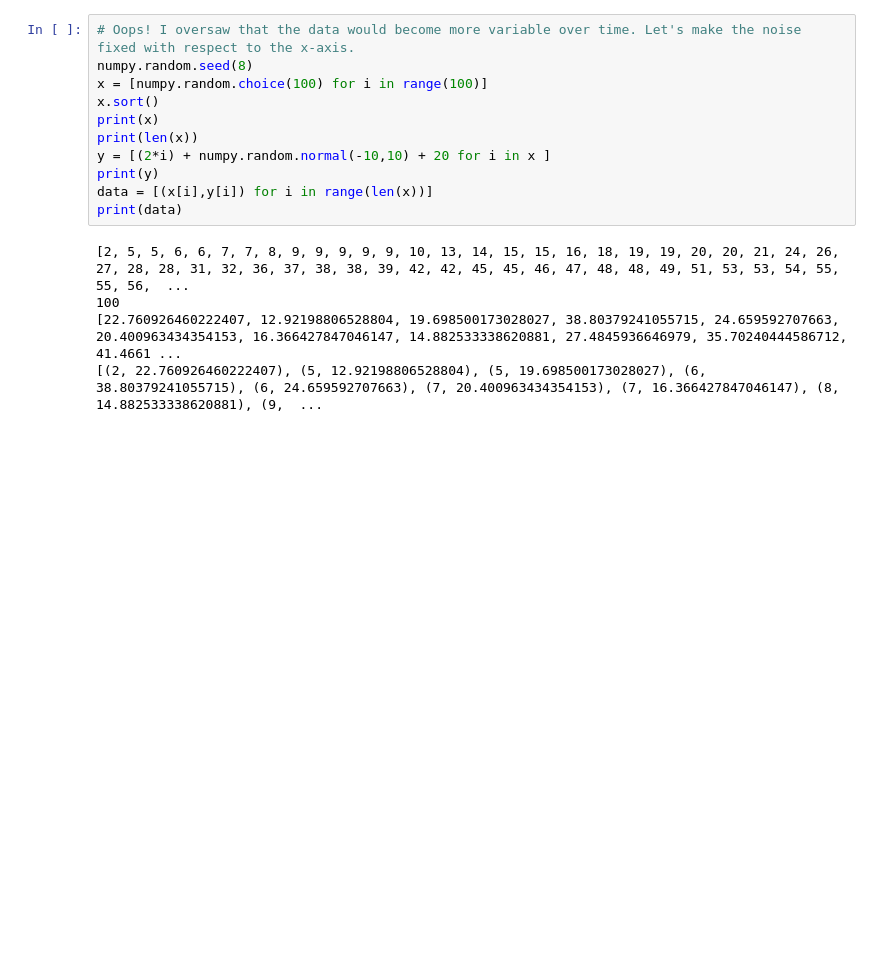
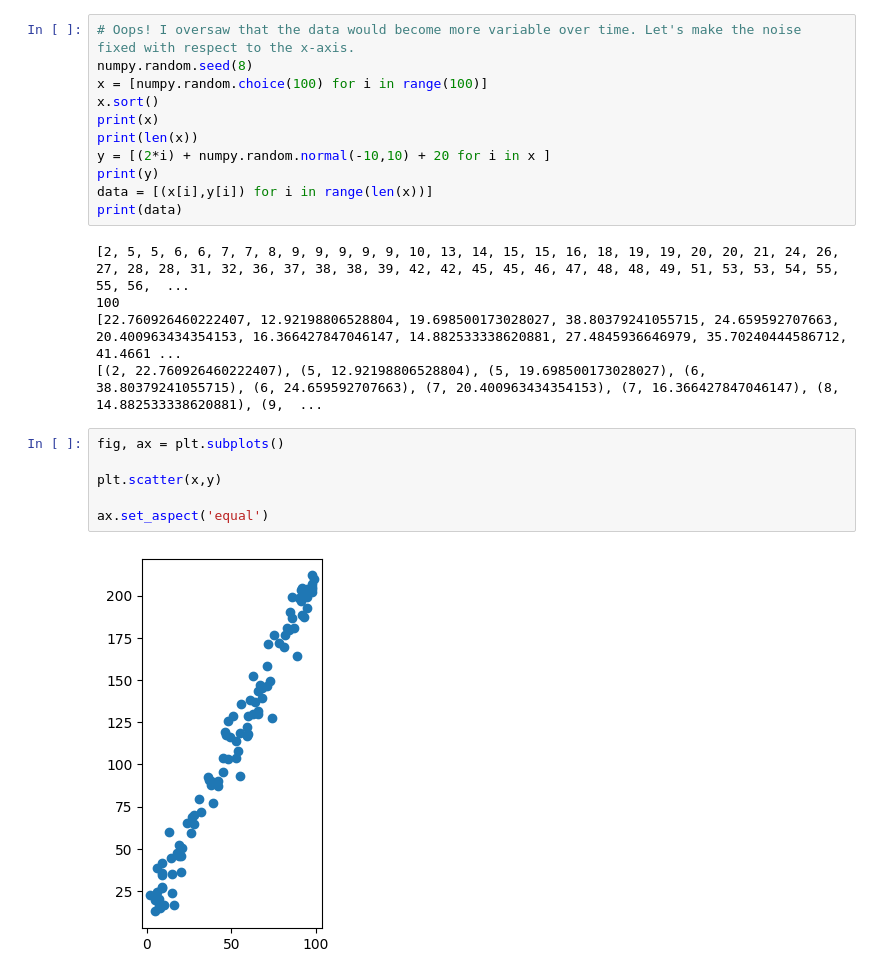
Before and after one commit to PatrickDoolittle/py_la, a Jupyter notebook: Notebooks/SimpleLinearRegression.ipynb, the cells around one changed output. Drawn from its saved outputs; the diff is of its cells as text; blank space fills up the shorter version.

```diff
--- a/Notebooks/SimpleLinearRegression.ipynb
+++ b/Notebooks/SimpleLinearRegression.ipynb
@@ -69,3 +73,11 @@ print(data)
 100
 [22.760926460222407, 12.92198806528804, 19.698500173028027, 38.80379241055715, 24.659592707663, 20.400963434354153, 16.366427847046147, 14.882533338620881, 27.4845936646979, 35.70240444586712, 41.4661 ...
 [(2, 22.760926460222407), (5, 12.92198806528804), (5, 19.698500173028027), (6, 38.80379241055715), (6, 24.659592707663), (7, 20.400963434354153), (7, 16.366427847046147), (8, 14.882533338620881), (9,  ...
+# %%
+fig, ax = plt.subplots()
+
+plt.scatter(x,y)
+
+ax.set_aspect('equal')
+# %% [output]
+[figure, added]
```
Also changed, not shown: parts of 4 cells of this notebook.
